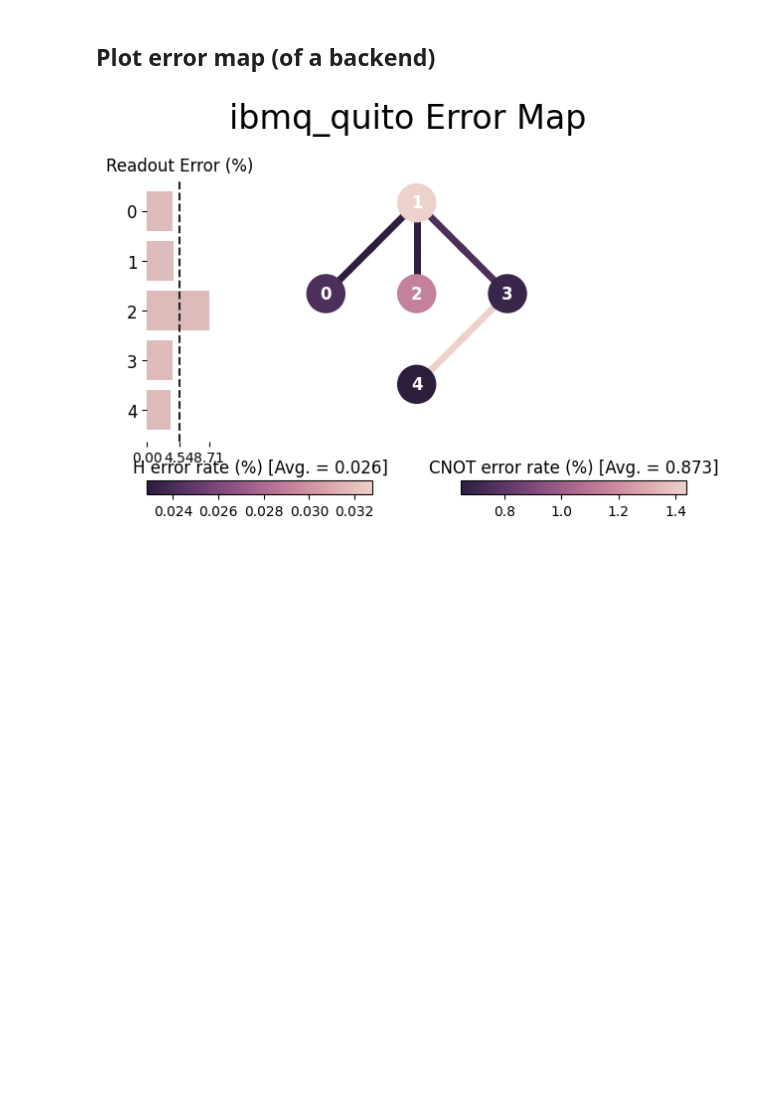
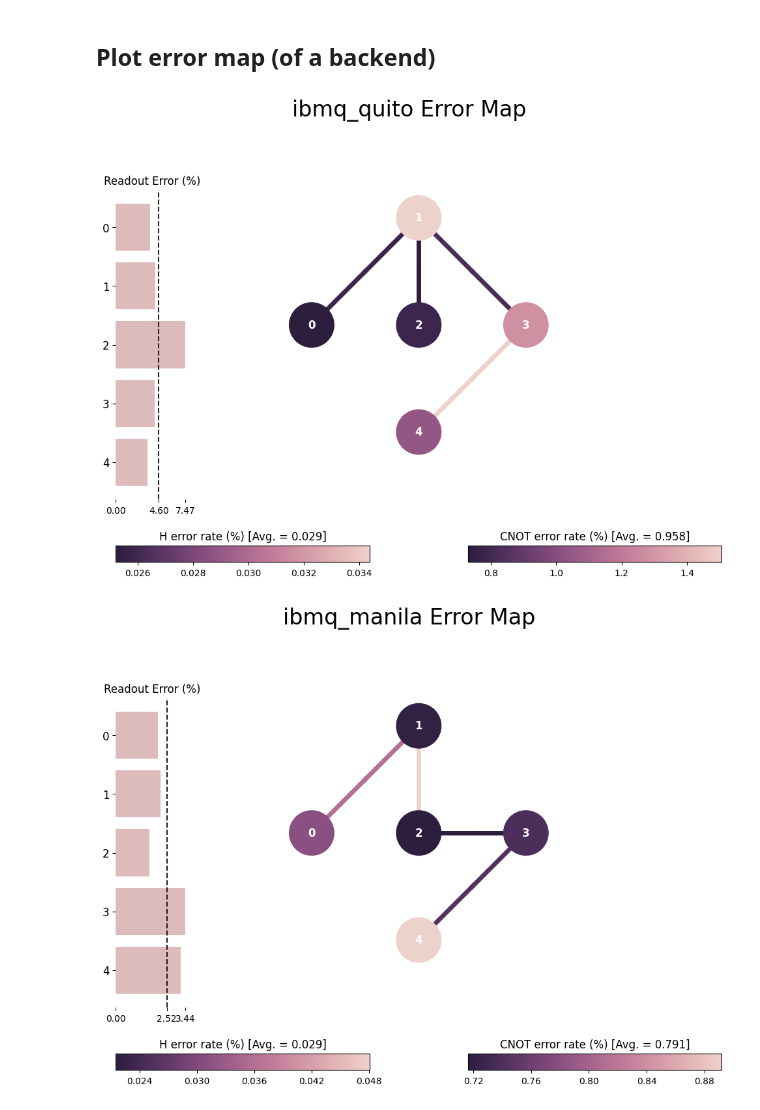
Before and after one commit to mrromaniuc/quantum-computing, a Jupyter notebook: IBMCertifiedAssociateDeveloperQiskit/09.7-Plot_an_Error_Map_with_Error_Rates.ipynb, the cells around one changed output. Cells and saved outputs as stored; diff of their text form; code cells hidden in the pictures; blank space fills up the shorter version.

```diff
--- a/IBMCertifiedAssociateDeveloperQiskit/09.7-Plot_an_Error_Map_with_Error_Rates.ipynb
+++ b/IBMCertifiedAssociateDeveloperQiskit/09.7-Plot_an_Error_Map_with_Error_Rates.ipynb
@@ -47,10 +47,14 @@ References:
 # %%
 from qiskit_ibm_provider import IBMProvider
 from qiskit.visualization import plot_error_map
 
 provider = IBMProvider(instance="ibm-q/open/main")
-backend = provider.get_backend("ibmq_quito")
+backend1 = provider.get_backend("ibmq_quito")
+backend2 = provider.get_backend("ibmq_manila")
 
-plot_error_map(backend, figsize=(7,5))
+display(plot_error_map(backend1))
+display(plot_error_map(backend2))
+#Compare the errors on these two QCs. They have didferent processors
 # %% [output]
-[figure, old version]
+[figure, new version]
+[figure, added]
```
